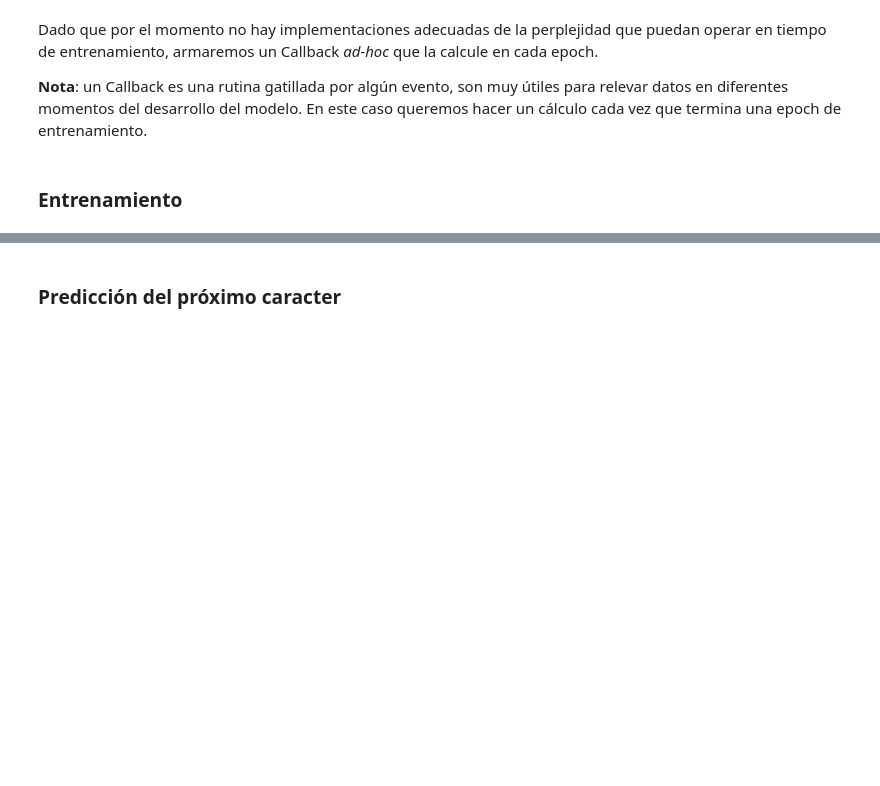
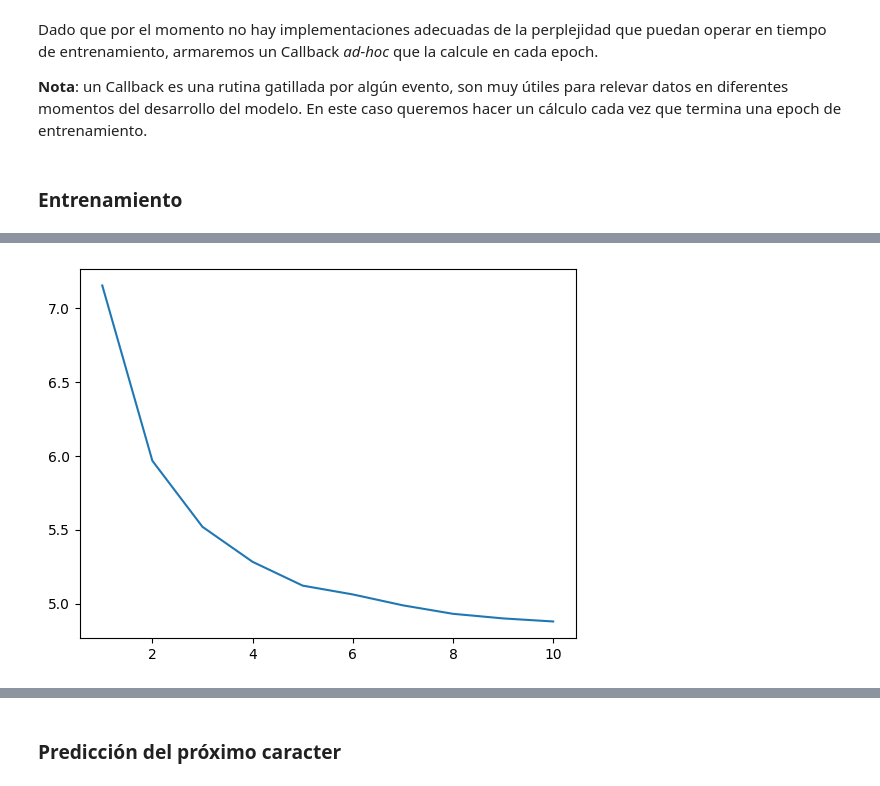
Before and after one commit to KevinNZenklusen/procesamiento_lenguaje_natural, a Jupyter notebook: clase_3/ejercicios/Desafio_3_char.ipynb, the cells around one changed output, grey strips where cells are left out. Drawn from its saved outputs; the diff is of its cells as text; code cells hidden in the pictures; blank space fills up the shorter version.

```diff
--- a/clase_3/ejercicios/Desafio_3_char.ipynb
+++ b/clase_3/ejercicios/Desafio_3_char.ipynb
@@ -336,5 +345,5 @@ class PplCallback(keras.callbacks.Callback):
 # fiteamos, nótese el agregado del callback con su inicialización. El batch_size lo podemos seleccionar a mano
 # en general, lo mejor es escoger el batch más grande posible que minimice el tiempo de cada época.
 # En la variable `history_ppl` se guardarán los valores de perplejidad para cada época.
-#history_ppl1 = []
-#hist1 = model_simple_rnn.fit(X, y, epochs=10, callbacks=[PplCallback(tokenized_sentences_val,history_ppl=history_ppl1,model_name="model_simple_rnn.keras")], batch_size=512)
+history_ppl1 = []
+hist1 = model_simple_rnn.fit(X, y, epochs=10, callbacks=[PplCallback(tokenized_sentences_val,history_ppl=history_ppl1,model_name="model_simple_rnn.keras")], batch_size=512)
@@ -362,11 +416,13 @@ Epoch 2/10
 # %%
-#import matplotlib.pyplot as plt
-#import seaborn as sns
+import matplotlib.pyplot as plt
+import seaborn as sns
 
 # Entrenamiento
-#epoch_count = range(1, len(history_ppl1) + 1)
-#sns.lineplot(x=epoch_count,  y=history_ppl1)
-#plt.show()
+epoch_count = range(1, len(history_ppl1) + 1)
+sns.lineplot(x=epoch_count,  y=history_ppl1)
+plt.show()
+# %% [output]
+[figure, added]
 # %%
 import matplotlib.pyplot as plt
 import seaborn as sns
```
Also changed, not shown: parts of 25 cells of this notebook.
